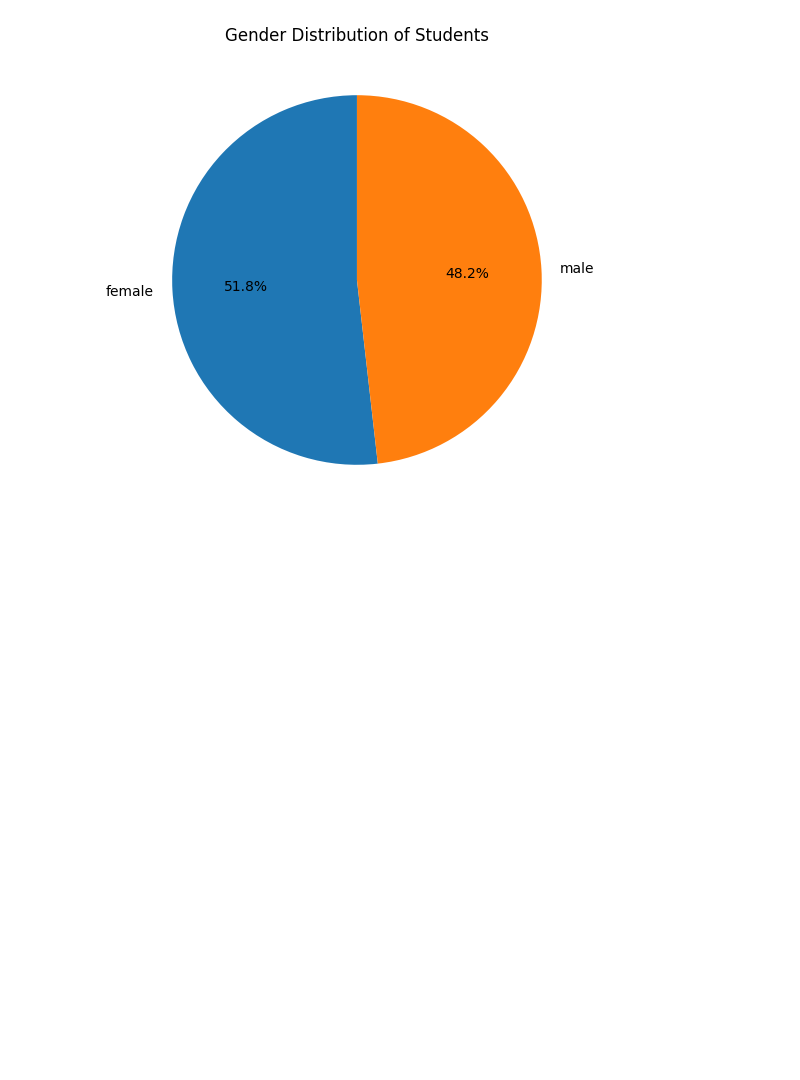
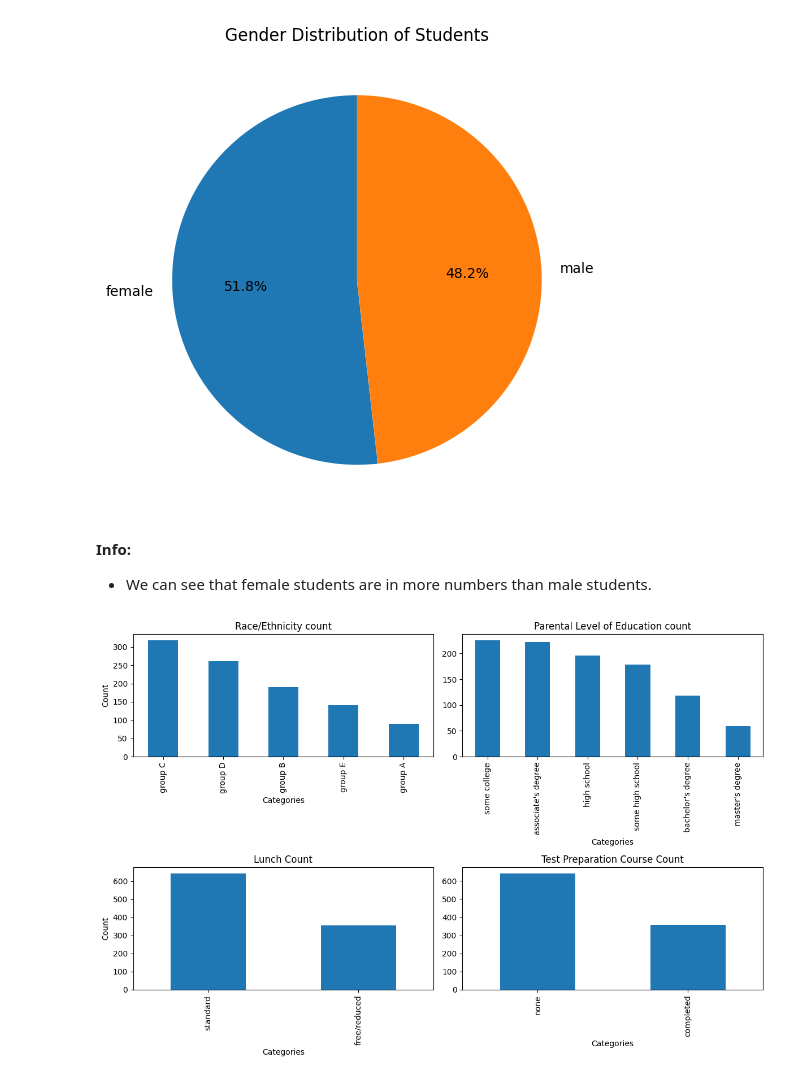
Before and after one commit to PervejHosen/DS_Projects, a Jupyter notebook: Project_03_Univariate_Bivariate_Multivariate_Hypothesis.ipynb, the cells around one changed output. Saved outputs shown, nothing was run; the diff lists cells and outputs as text; code cells hidden in the pictures; blank space fills up the shorter version.

```diff
--- a/Project_03_Univariate_Bivariate_Multivariate_Hypothesis.ipynb
+++ b/Project_03_Univariate_Bivariate_Multivariate_Hypothesis.ipynb
@@ -104,3 +104,50 @@ plt.title('Gender Distribution of Students')
 plt.show()
 # %% [output]
 [figure]
+# %% [markdown]
+**Info:**
+* We can see that female students are in more numbers than male students.
+# %%
+race_counts = df['race_ethnicity'].value_counts()
+race_percentages = (race_counts / len(df)) * 100
+
+parental_counts = df['parental_level_of_education'].value_counts()
+parental_percentages = (parental_counts / len(df)) * 100
+
+lunch_counts = df['lunch'].value_counts()
+lunch_percentages = (lunch_counts / len(df)) * 100
+
+prep_counts = df['test_preparation_course'].value_counts()
+prep_perchantages = (prep_counts / len(df))*100
+
+# Create a 2x2 grid of subplots
+fig, axes = plt.subplots(nrows = 2, ncols = 2, figsize = (12, 8))
+
+# Plot the stacked bar charts for each variables
+race_counts.plot(kind='bar', stacked=True, ax=axes[0,0])
+axes[0,0].set_title('Race/Ethnicity count')
+
+parental_counts.plot (kind='bar', stacked=True, ax=axes[0,1])
+axes[0,1].set_title('Parental Level of Education count')
+
+lunch_counts.plot(kind='bar', stacked=True, ax=axes[1,0])
+axes[1,0].set_title('Lunch Count')
+
+prep_counts.plot(kind='bar', stacked=True, ax=axes[1,1])
+axes[1,1].set_title('Test Preparation Course Count')
+
+# Set labels for the x-axes
+for ax in axes.flat:
+    ax.set_xlabel('Categories')
+
+# Set labels for the y-axes
+axes[0,0].set_ylabel('Count')
+axes[1,0].set_ylabel('Count')
+
+# Adjust layout to prevent overlapping labels
+plt.tight_layout()
+
+# Show the plot
+plt.show()
+# %% [output]
+[figure, added]
```
Also changed, not shown: parts of 1 cell of this notebook.
